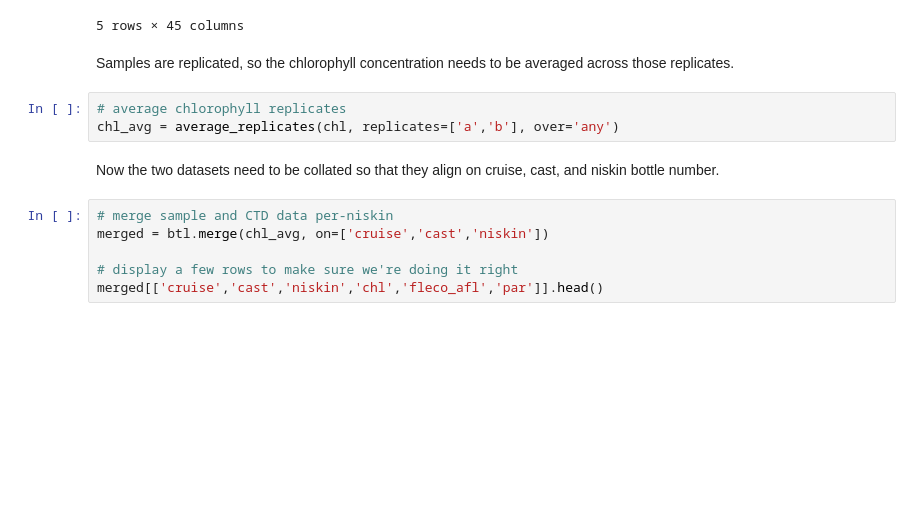
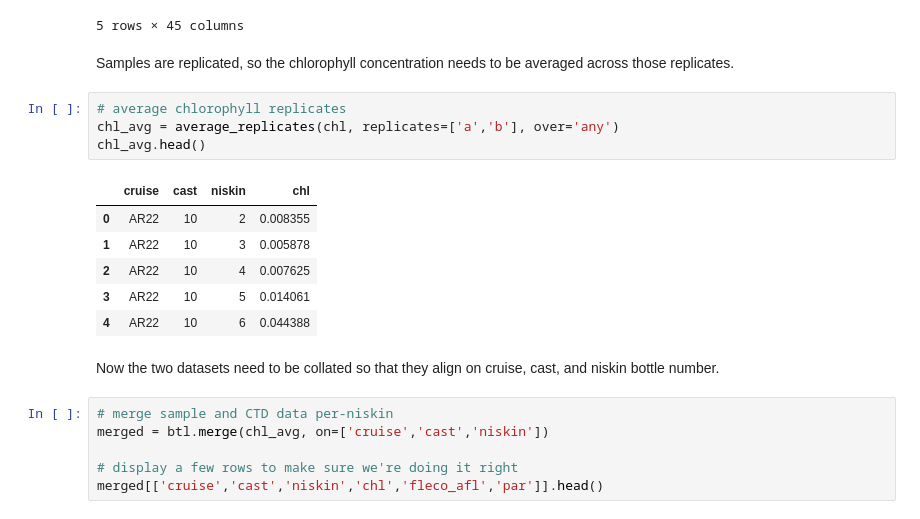
Before and after one commit to WHOIGit/jupyter-talk, a Jupyter notebook: Compare chlorophyll sample data to CTD fluoremeter.ipynb, the cells around one changed output. Saved outputs shown, nothing was run; the diff lists cells and outputs as text; blank space fills up the shorter version.

```diff
--- a/Compare chlorophyll sample data to CTD fluoremeter.ipynb
+++ b/Compare chlorophyll sample data to CTD fluoremeter.ipynb
@@ -49,6 +50,14 @@ Samples are replicated, so the chlorophyll concentration needs to be averaged ac
 # %%
 # average chlorophyll replicates
 chl_avg = average_replicates(chl, replicates=['a','b'], over='any')
+chl_avg.head()
+# %% [output]
+|  | cruise | cast | niskin | chl |
+| 0 | AR22 | 10 | 2 | 0.008355 |
+| 1 | AR22 | 10 | 3 | 0.005878 |
+| 2 | AR22 | 10 | 4 | 0.007625 |
+| 3 | AR22 | 10 | 5 | 0.014061 |
+| 4 | AR22 | 10 | 6 | 0.044388 |
 # %% [markdown]
 Now the two datasets need to be collated so that they align on cruise, cast, and niskin bottle number.
 # %%
```
Also changed, not shown: parts of 3 cells of this notebook, 5 other files.
